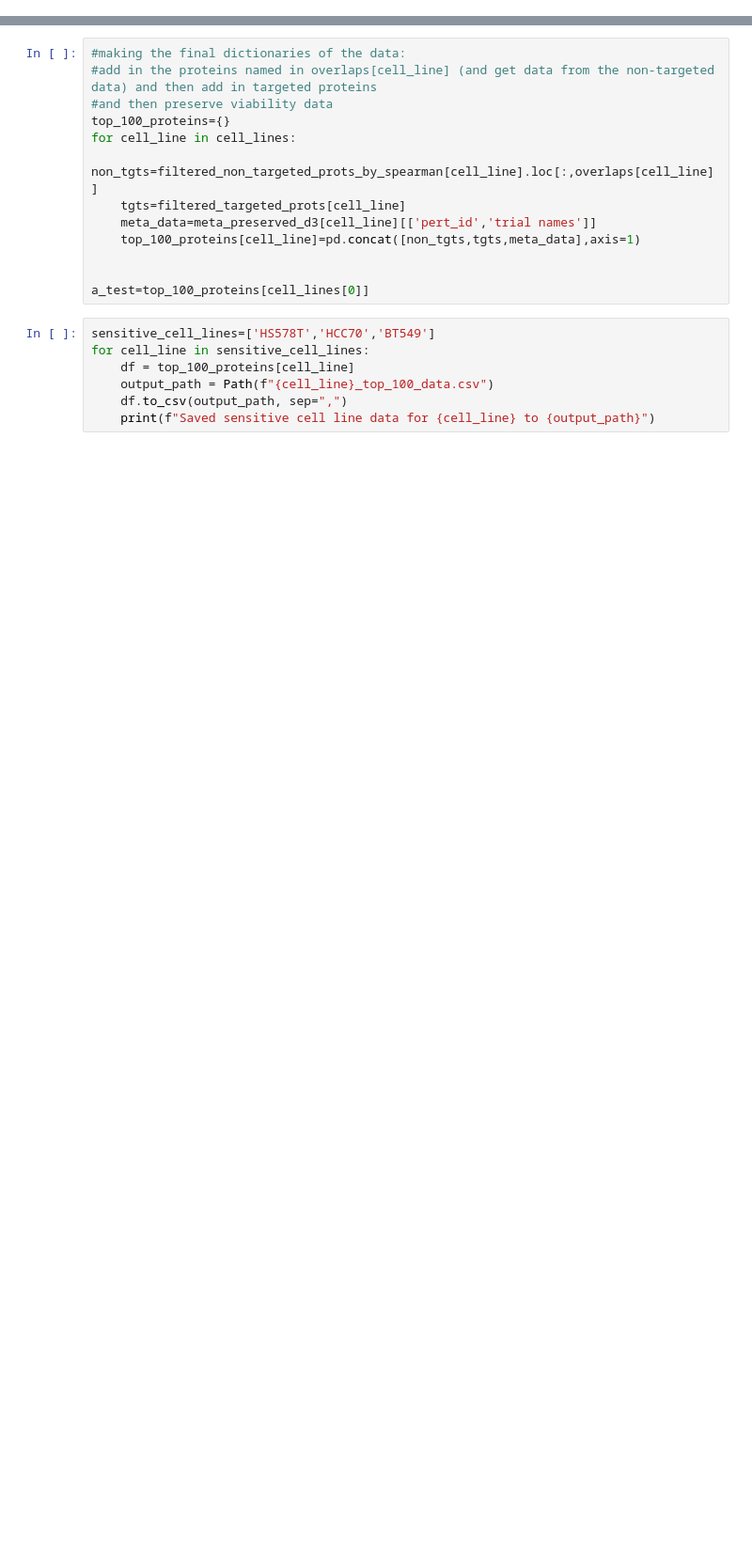
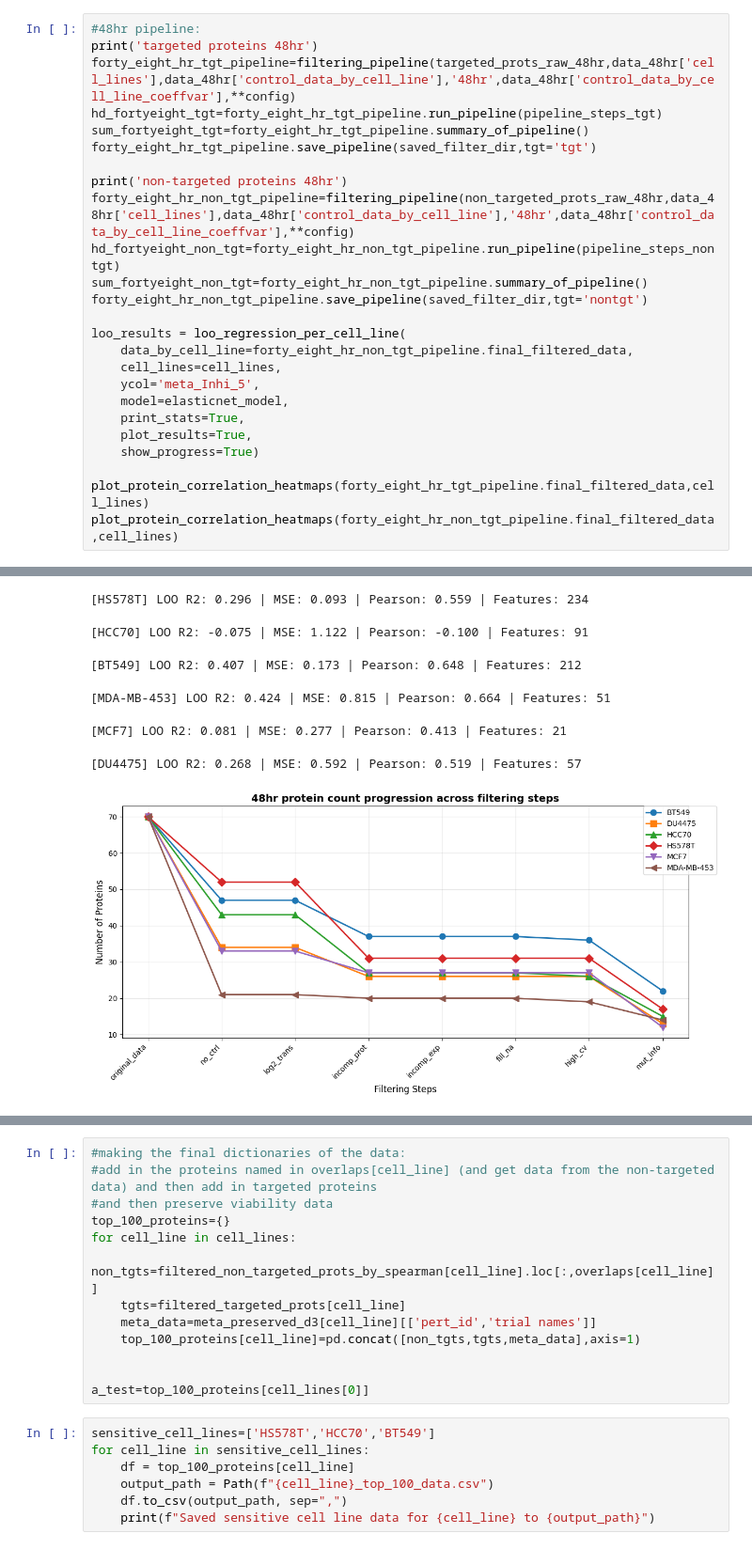
Before and after one commit to sanderlab/cellbox_torch, a Jupyter notebook: Abdullah_kuziez/preprocessing/TNBC_notebooks/AK_TNBC_preprocessing.ipynb, the cells around one changed output, grey strips where cells are left out. Shown at 94% size. Cells and saved outputs as stored; diff of their text form; blank space fills up the shorter version.

```diff
--- a/Abdullah_kuziez/preprocessing/TNBC_notebooks/AK_TNBC_preprocessing.ipynb
+++ b/Abdullah_kuziez/preprocessing/TNBC_notebooks/AK_TNBC_preprocessing.ipynb
@@ -424,0 +185,26 @@ Cell line: DU4475 | LOO R2: 0.358 | LOO MSE: 0.530 | Pearson: 0.629 | Num featur
+# %%
+#48hr pipeline:
+print('targeted proteins 48hr')
+forty_eight_hr_tgt_pipeline=filtering_pipeline(targeted_prots_raw_48hr,data_48hr['cell_lines'],data_48hr['control_data_by_cell_line'],'48hr',data_48hr['control_data_by_cell_line_coeffvar'],**config)
+hd_fortyeight_tgt=forty_eight_hr_tgt_pipeline.run_pipeline(pipeline_steps_tgt)
+sum_fortyeight_tgt=forty_eight_hr_tgt_pipeline.summary_of_pipeline()
+forty_eight_hr_tgt_pipeline.save_pipeline(saved_filter_dir,tgt='tgt')
+
+print('non-targeted proteins 48hr')
+forty_eight_hr_non_tgt_pipeline=filtering_pipeline(non_targeted_prots_raw_48hr,data_48hr['cell_lines'],data_48hr['control_data_by_cell_line'],'48hr',data_48hr['control_data_by_cell_line_coeffvar'],**config)
+hd_fortyeight_non_tgt=forty_eight_hr_non_tgt_pipeline.run_pipeline(pipeline_steps_nontgt)
+sum_fortyeight_non_tgt=forty_eight_hr_non_tgt_pipeline.summary_of_pipeline()
+forty_eight_hr_non_tgt_pipeline.save_pipeline(saved_filter_dir,tgt='nontgt')
+
+loo_results = loo_regression_per_cell_line(
+    data_by_cell_line=forty_eight_hr_non_tgt_pipeline.final_filtered_data,
+    cell_lines=cell_lines,
+    ycol='meta_Inhi_5',
+    model=elasticnet_model,
+    print_stats=True,
+    plot_results=True,
+    show_progress=True)
+
+plot_protein_correlation_heatmaps(forty_eight_hr_tgt_pipeline.final_filtered_data,cell_lines)
+plot_protein_correlation_heatmaps(forty_eight_hr_non_tgt_pipeline.final_filtered_data,cell_lines)
+# %% [output]
@@ -424,0 +228,7 @@ Cell line: DU4475 | LOO R2: 0.358 | LOO MSE: 0.530 | Pearson: 0.629 | Num featur
+[HS578T] LOO R2: 0.296 | MSE: 0.093 | Pearson: 0.559 | Features: 234
+[HCC70] LOO R2: -0.075 | MSE: 1.122 | Pearson: -0.100 | Features: 91
+[BT549] LOO R2: 0.407 | MSE: 0.173 | Pearson: 0.648 | Features: 212
+[MDA-MB-453] LOO R2: 0.424 | MSE: 0.815 | Pearson: 0.664 | Features: 51
+[MCF7] LOO R2: 0.081 | MSE: 0.277 | Pearson: 0.413 | Features: 21
+[DU4475] LOO R2: 0.268 | MSE: 0.592 | Pearson: 0.519 | Features: 57
+[figure, added]
```
Also changed, not shown: parts of 42 cells of this notebook, 36 other files.
